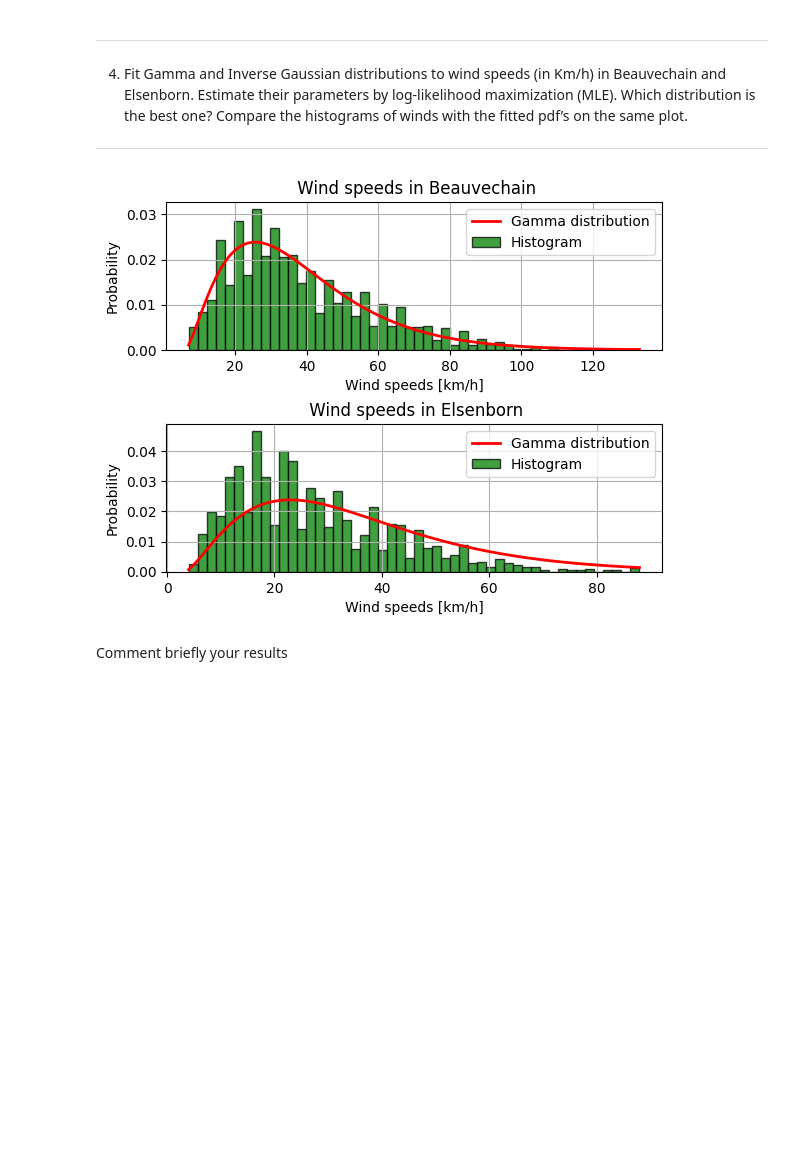
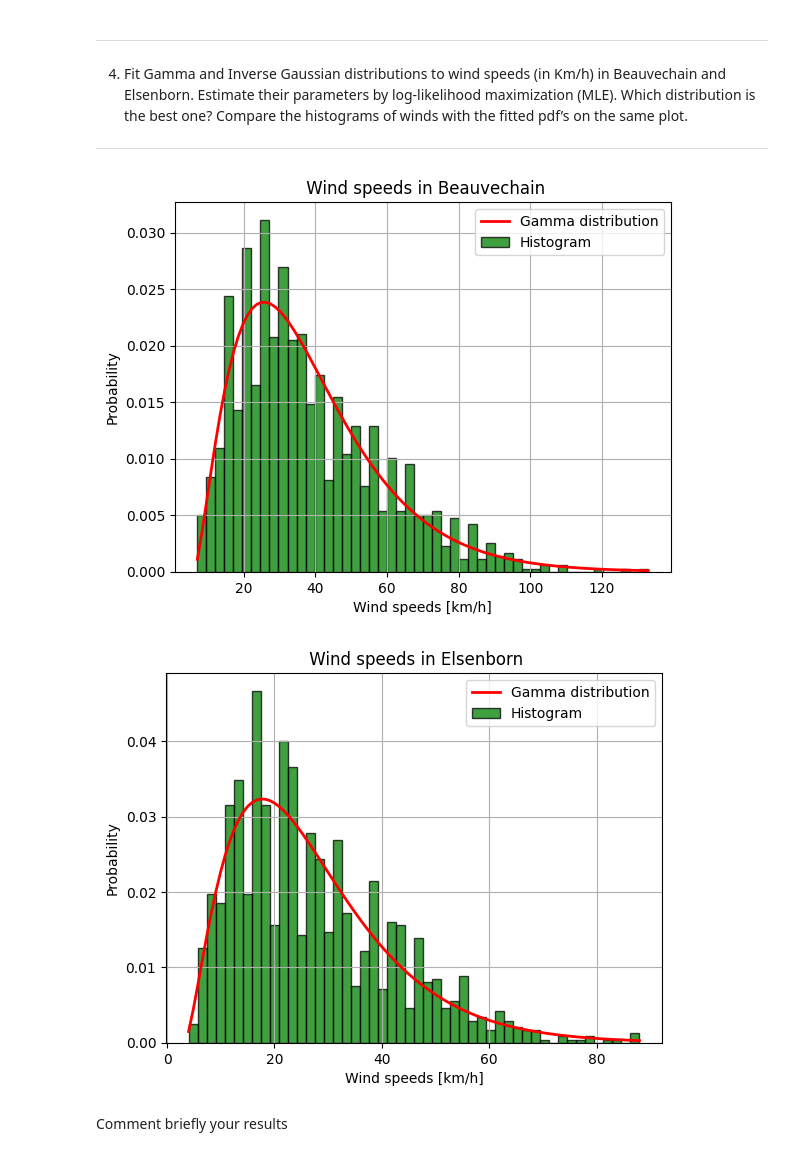
Before and after one commit to Albanedns/Hackathon, a Jupyter notebook: hackathon 1/code/hackathon.ipynb, the cells around one changed output. Cells and saved outputs as stored; diff of their text form; code cells hidden in the pictures; blank space fills up the shorter version.

Commit message:
question 4 Gamma

```diff
--- a/hackathon 1/code/hackathon.ipynb
+++ b/hackathon 1/code/hackathon.ipynb
@@ -201,37 +201,37 @@ Comment briefly your results
 import scipy.stats as sc
 
 a, loc, scale  = sc.gamma.fit(data=data_B_FG)
 
-plt.subplots_adjust(hspace=0.5)
-plt.subplot(2,1,1)
+
 #histogram de beauvechain
 plt.hist(data_B_FG, 50, density=1,facecolor='g', alpha=0.75, edgecolor= 'black')
 plt.xlabel('Wind speeds [km/h]')
 plt.ylabel('Probability')
 plt.title(' Wind speeds in Beauvechain')
 #pdf de beauvechain
 x  = np.linspace(min(data_B_FG),max(data_B_FG),100)
 fx = sc.gamma.pdf(x, a = a, scale= scale, loc =loc )
 plt.plot(x,fx,'r',lw=2)
 plt.grid(True)
 plt.legend(['Gamma distribution','Histogram'])
+plt.show()
 
-a, loc, b  = sc.gamma.fit(data=data_E_FG)
+a, loc, scale  = sc.gamma.fit(data=data_E_FG)
 
-plt.subplot(2,1,2)
 #histogram de Elsenborn
 plt.hist(data_E_FG, 50, density=1,facecolor='g', alpha=0.75, edgecolor= 'black')
 plt.xlabel('Wind speeds [km/h]')
 plt.ylabel('Probability')
 plt.title(' Wind speeds in Elsenborn')
 #pdf de Elsenborn
 x  = np.linspace(min(data_E_FG),max(data_E_FG),100)
 fx = sc.gamma.pdf(x, a = a, scale= scale, loc = loc)
 plt.plot(x,fx,'r',lw=2)
 plt.grid(True)
 plt.legend(['Gamma distribution','Histogram'])
 plt.show()
 # %% [output]
-[figure, old version]
+[figure, new version]
+[figure, added]
 # %% [markdown]
 Comment briefly your results
```
Also changed, not shown: parts of 2 cells of this notebook.
